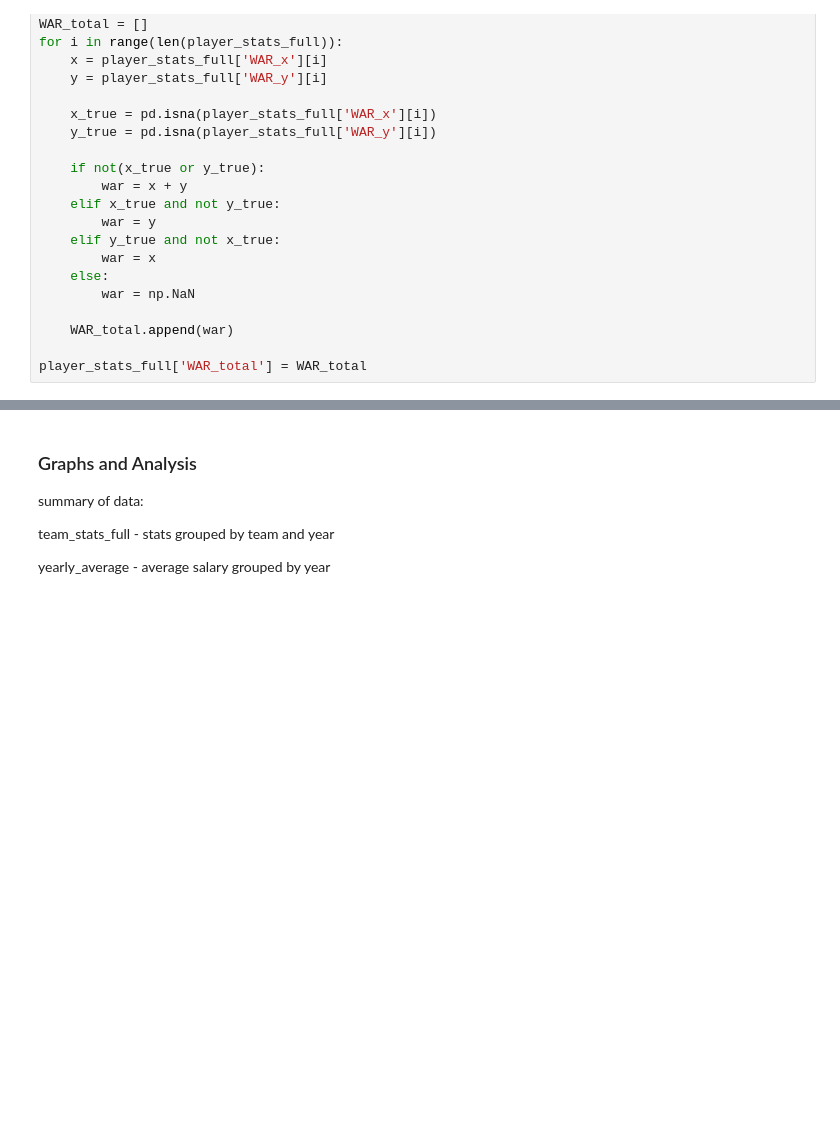
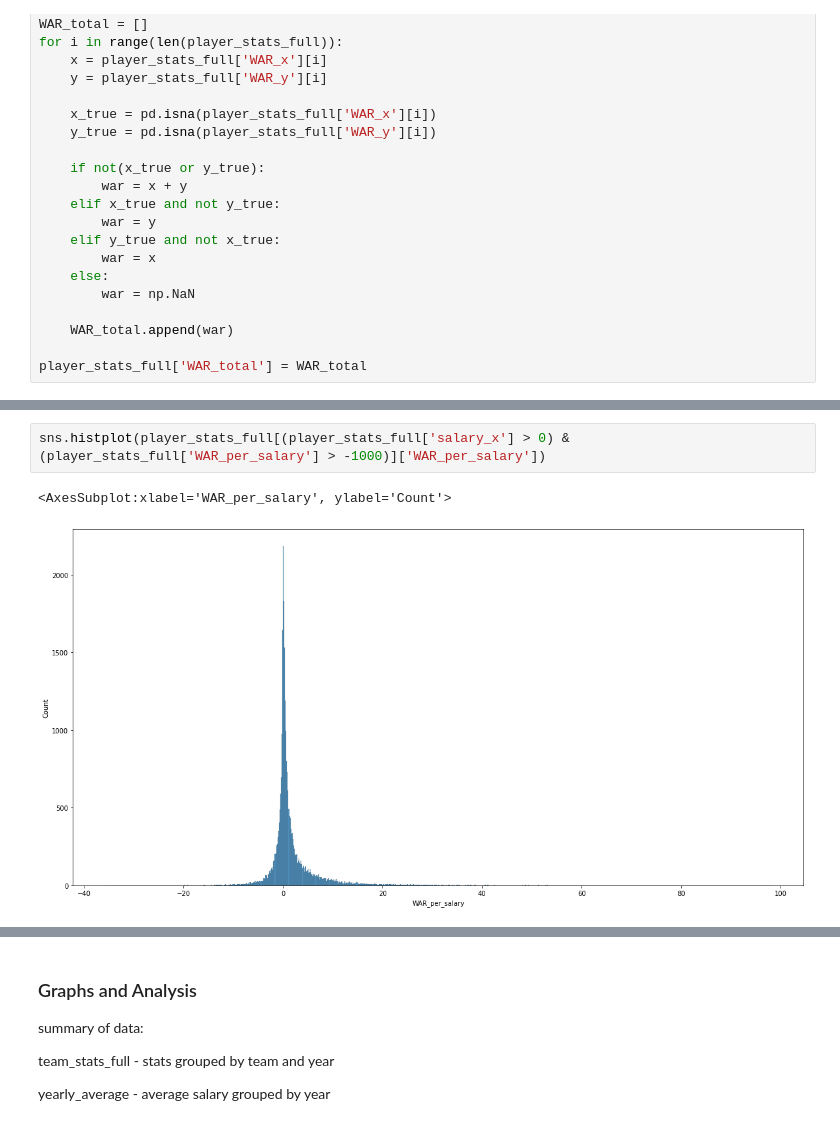
Before and after one commit to afspicciati/NYCDSA-Python-Data-Analysis-Project, a Jupyter notebook: project_working.ipynb, the cells around one changed output, grey strips where cells are left out. Drawn from its saved outputs; the diff is of its cells as text; blank space fills up the shorter version.

```diff
--- a/project_working.ipynb
+++ b/project_working.ipynb
@@ -93,0 +279,5 @@ team_stats_full['pct_yearly_average'] = pct_yearly_average
+# %%
+sns.histplot(player_stats_full[(player_stats_full['salary_x'] > 0) & (player_stats_full['WAR_per_salary'] > -1000)]['WAR_per_salary'])
+# %% [output]
+<AxesSubplot:xlabel='WAR_per_salary', ylabel='Count'>
+[figure, added]
```
Also changed, not shown: parts of 35 cells of this notebook, 4 other files.
